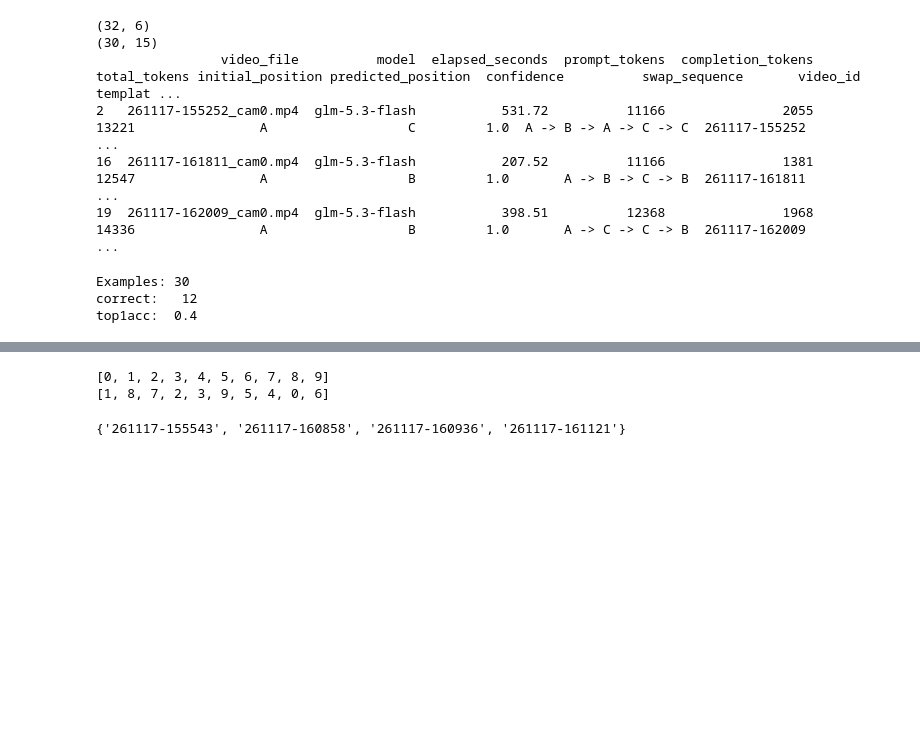
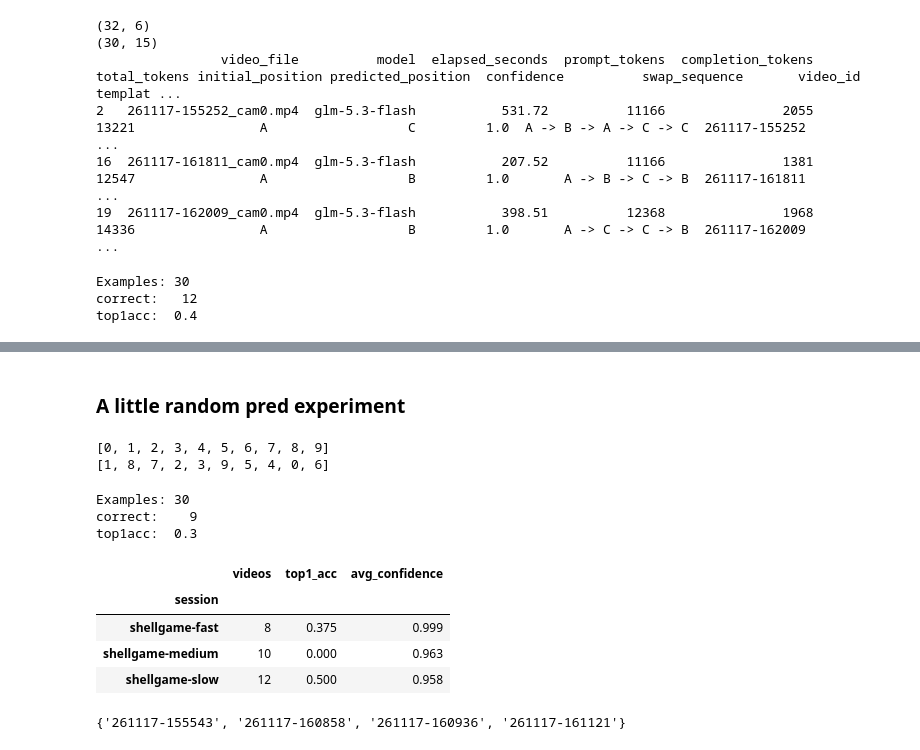
Before and after one commit to hamzasiddiqui10/vgd, a Jupyter notebook: experiment_vlm_eval_shellgame/vlm_eval_shellgame.ipynb, the cells around one changed output, grey strips where cells are left out. Saved outputs shown, nothing was run; the diff lists cells and outputs as text; code cells hidden in the pictures; blank space fills up the shorter version.

Commit message:
small random pred experiment added to end as well to have a reasonable baseline

```diff
--- a/experiment_vlm_eval_shellgame/vlm_eval_shellgame.ipynb
+++ b/experiment_vlm_eval_shellgame/vlm_eval_shellgame.ipynb
@@ -544,6 +544,8 @@ shellgame-slow        12     0.583           0.958
 
 Swap Sequence:  B -> C -> C
 ------------------------------------------------------------
+# %% [markdown]
+### A little random pred experiment
 # %%
 from random import shuffle
 
@@ -554,6 +556,33 @@ print(x)
 # %% [output]
 [0, 1, 2, 3, 4, 5, 6, 7, 8, 9]
 [1, 8, 7, 2, 3, 9, 5, 4, 0, 6]
+# %%
+import numpy as np
+
+rng = np.random.default_rng(49)
+df["random_pred"] = rng.choice(["A", "B", "C"], size=len(df))
+
+df['correct_top1_rand'] = df['random_pred'] == df['template']
+
+print(f'Examples: {df.shape[0]}')
+print(f'correct: {df.correct_top1_rand.sum():4}')
+print(f'top1acc: {df.correct_top1_rand.mean():4}')
+# %% [output]
+Examples: 30
+correct:    9
+top1acc:  0.3
+# %%
+df.groupby(['session']).agg(
+        videos=('video_file', 'count'),
+        top1_acc=('correct_top1_rand', 'mean'),
+        avg_confidence=('confidence', 'mean'),
+    )
+# %% [output]
+|  | videos | top1_acc | avg_confidence |
+| session |  |  |  |
+| shellgame-fast | 8 | 0.375 | 0.999 |
+| shellgame-medium | 10 | 0.000 | 0.963 |
+| shellgame-slow | 12 | 0.500 | 0.958 |
 # %%
 set(vids_list) - set(df.video_id)
 # %% [output]
```
Also changed, not shown: parts of 2 cells of this notebook.
